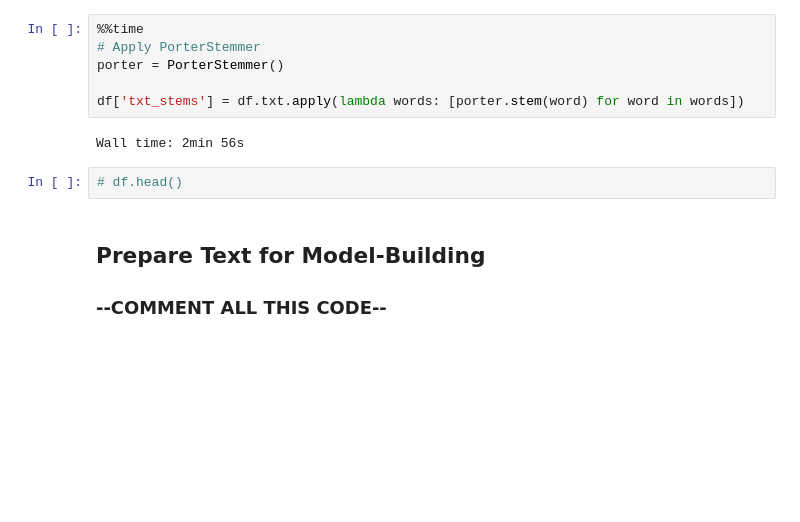
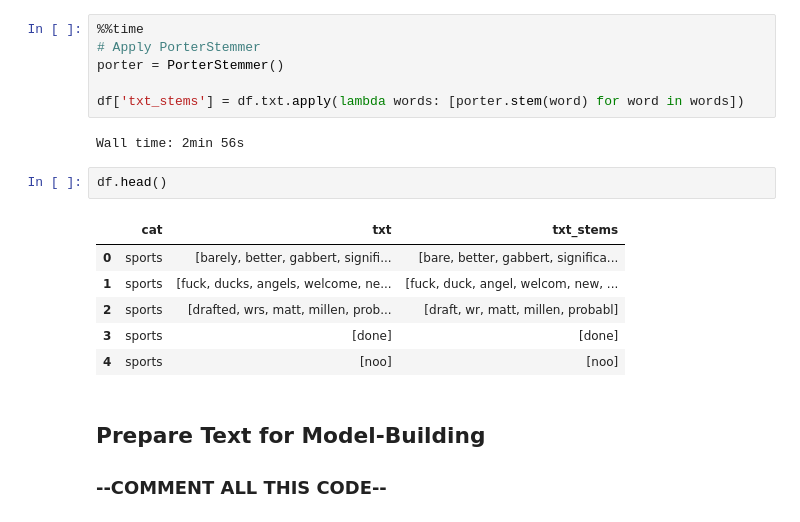
Before and after one commit to ScottBreitbach/DSC550, a Jupyter notebook: Week9/clean_test2.ipynb, the cells around one changed output. Saved outputs shown, nothing was run; the diff lists cells and outputs as text; blank space fills up the shorter version.

```diff
--- a/Week9/clean_test2.ipynb
+++ b/Week9/clean_test2.ipynb
@@ -102,7 +102,14 @@ df['txt_stems'] = df.txt.apply(lambda words: [porter.stem(word) for word in word
 # %% [output]
 Wall time: 2min 56s
 # %%
-# df.head()
+df.head()
+# %% [output]
+|  | cat | txt | txt_stems |
+| 0 | sports | [barely, better, gabbert, signifi... | [bare, better, gabbert, significa... |
+| 1 | sports | [fuck, ducks, angels, welcome, ne... | [fuck, duck, angel, welcom, new, ... |
+| 2 | sports | [drafted, wrs, matt, millen, prob... | [draft, wr, matt, millen, probabl] |
+| 3 | sports | [done] | [done] |
+| 4 | sports | [noo] | [noo] |
 # %% [markdown]
 ## Prepare Text for Model-Building
 ### **--COMMENT ALL THIS CODE--**
```
Also changed, not shown: 17 other files.
